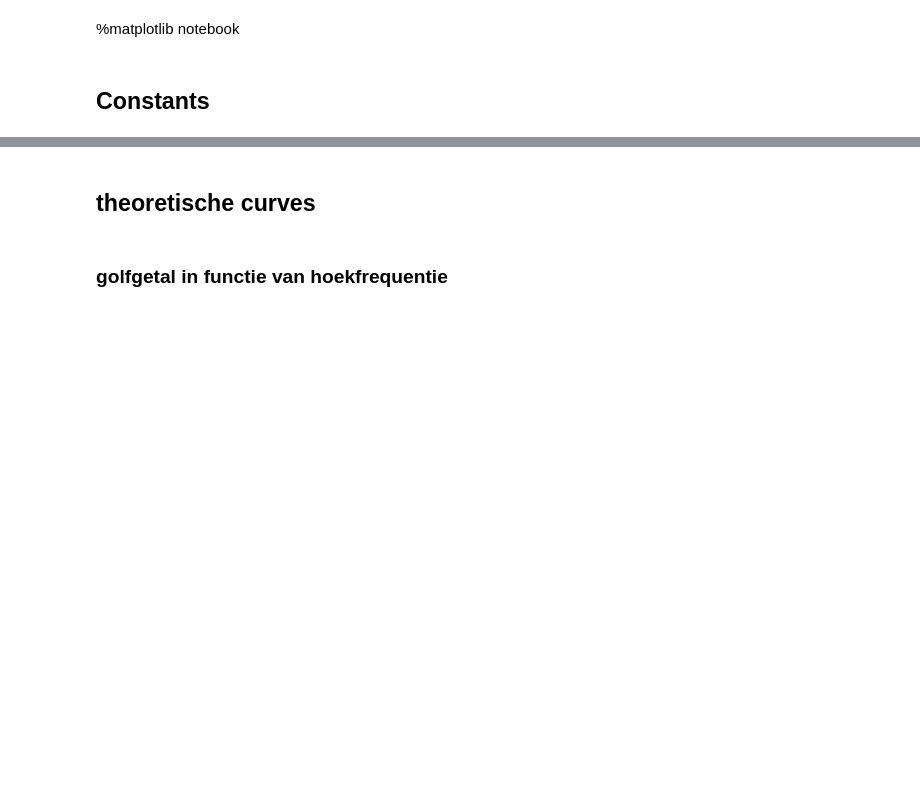
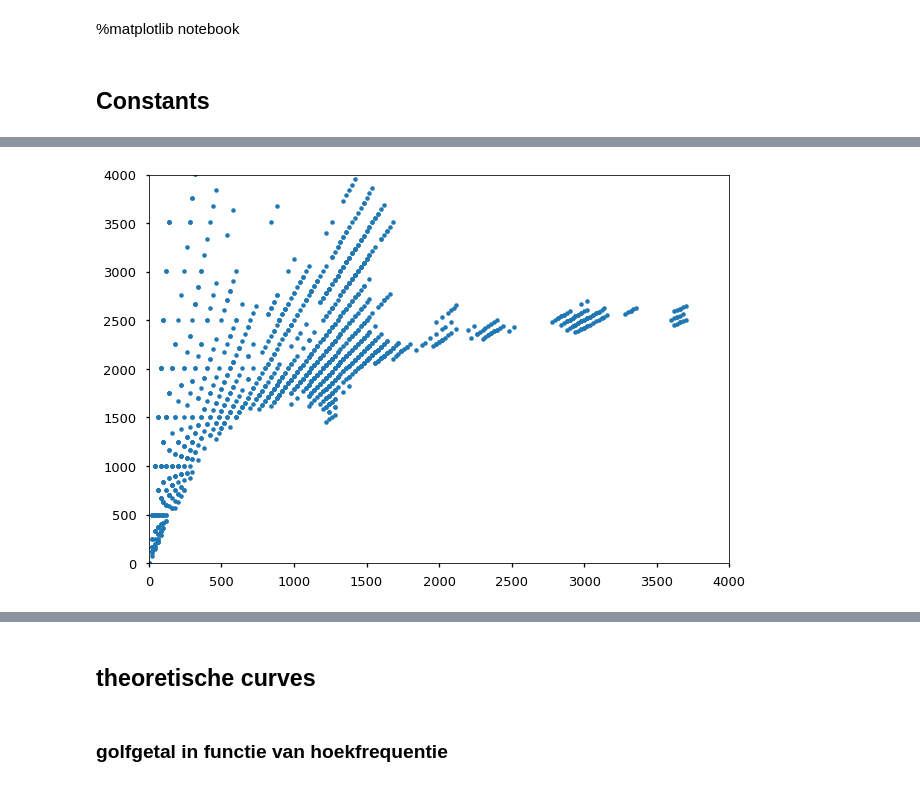
Before and after one commit to Cubedsheep/experimentele-basistechnieken, a Jupyter notebook: Lamb_Waves/Lamb-waves.ipynb, the cells around one changed output, grey strips where cells are left out. Cells and saved outputs as stored; diff of their text form; code cells hidden in the pictures; blank space fills up the shorter version.

```diff
--- a/Lamb_Waves/Lamb-waves.ipynb
+++ b/Lamb_Waves/Lamb-waves.ipynb
@@ -29,0 +126,15 @@ d = 0.001 #m - thickness of the plate
+# %%
+curves = np.where(data > 4000)
+
+F = (curves[1] - 300)*f_factor
+K = (curves[0] - 61)*k_factor
+
+fig, ax = plt.subplots(1,1)
+
+ax.plot(np.abs(F*d), np.abs(F/K), '.')
+ax.set_xlim(0, 4000)
+ax.set_ylim(0, 4000)
+
+plt.show()
+# %% [output]
+[figure, added]
```
Also changed, not shown: parts of 35 cells of this notebook, 10 other files.
